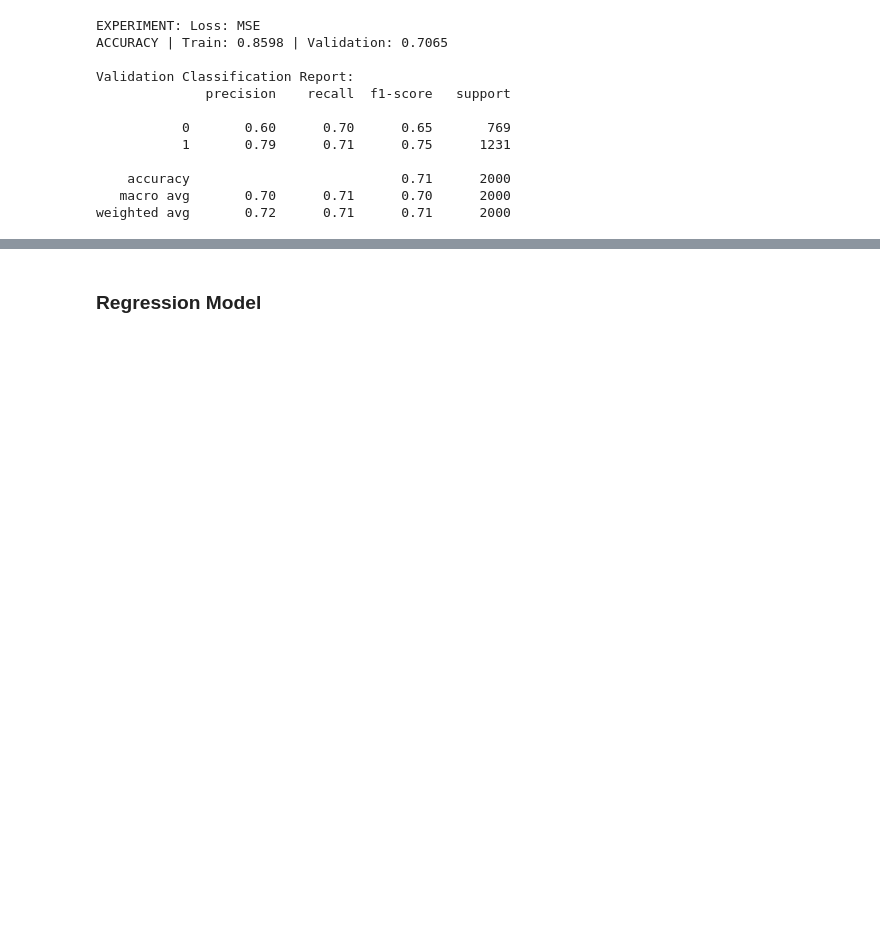
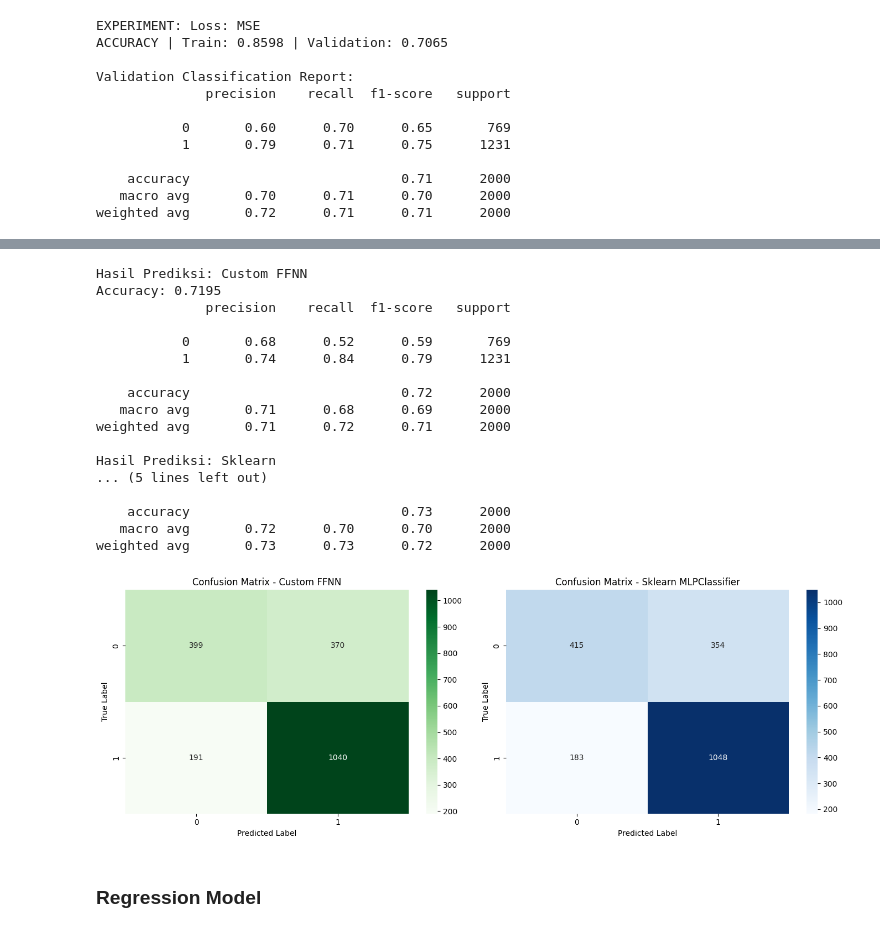
Before and after one commit to Azekhiel/JadiMesin_Tubes1_ML, a Jupyter notebook: src/experiment.ipynb, the cells around one changed output, grey strips where cells are left out. Cells and saved outputs as stored; diff of their text form; code cells hidden in the pictures; blank space fills up the shorter version.

```diff
--- a/experiment.ipynb
+++ b/src/experiment.ipynb
@@ -1040,0 +1121,62 @@ weighted avg       0.72      0.71      0.71      2000
+# %%
+EPOCHS = 50
+BATCH_SIZE = 32
+LR = 0.01
+
+results_final = {}
+
+print("1. Melatih Custom FFNN...")
+m_custom = FFNN(loss='bce')
+m_custom.add(Layer(X_train_classification.shape[1], 64, activation='relu', init_method='xavier'))
+m_custom.add(Layer(64, 16, activation='relu', init_method='xavier'))
+m_custom.add(Layer(16, 1, activation='sigmoid', init_method='xavier'))
+
+h_custom = m_custom.fit(
+    X_train_classification, y_train_classification.reshape(-1, 1),
+    epochs=EPOCHS, batch_size=BATCH_SIZE, learning_rate=LR, verbose=0,
+    validation_data=(X_test_classification, y_test_classification.reshape(-1, 1))
+)
+
+pred_custom_prob = m_custom.predict(X_test_classification)
+pred_custom_class = (pred_custom_prob > 0.5).astype(int).flatten()
+
+print("2. Melatih Sklearn MLPClassifier...")
+m_sklearn = MLPClassifier(
+    hidden_layer_sizes=(64, 16),
+    activation='relu',
+    solver='adam',
+    learning_rate_init=LR,
+    max_iter=EPOCHS,
+    batch_size=BATCH_SIZE,
+    random_state=42
+)
+
+m_sklearn.fit(X_train_classification, y_train_classification.ravel())
+
+pred_sklearn_class = m_sklearn.predict(X_test_classification).flatten()
+
+print("Hasil Prediksi: Custom FFNN")
+print(f"Accuracy: {accuracy_score(y_test_classification.flatten(), pred_custom_class):.4f}")
+print(classification_report(y_test_classification.flatten(), pred_custom_class))
+
+print("Hasil Prediksi: Sklearn")
+print(f"Accuracy: {accuracy_score(y_test_classification.flatten(), pred_sklearn_class):.4f}")
+print(classification_report(y_test_classification.flatten(), pred_sklearn_class))
+
+fig, axes = plt.subplots(1, 2, figsize=(14, 5))
+
+cm_custom = confusion_matrix(y_test_classification.flatten(), pred_custom_class)
+sns.heatmap(cm_custom, annot=True, fmt='d', cmap='Greens', ax=axes[0])
+axes[0].set_title('Confusion Matrix - Custom FFNN')
+axes[0].set_xlabel('Predicted Label')
+axes[0].set_ylabel('True Label')
+
+cm_sklearn = confusion_matrix(y_test_classification.flatten(), pred_sklearn_class)
+sns.heatmap(cm_sklearn, annot=True, fmt='d', cmap='Blues', ax=axes[1])
+axes[1].set_title('Confusion Matrix - Sklearn MLPClassifier')
+axes[1].set_xlabel('Predicted Label')
+axes[1].set_ylabel('True Label')
+
+plt.tight_layout()
+plt.show()
+# %% [output]
@@ -1041,3 +1185,21 @@ weighted avg       0.72      0.71      0.71      2000
+Hasil Prediksi: Custom FFNN
+Accuracy: 0.7195
+              precision    recall  f1-score   support
+
+           0       0.68      0.52      0.59       769
+           1       0.74      0.84      0.79      1231
+
+    accuracy                           0.72      2000
+   macro avg       0.71      0.68      0.69      2000
+weighted avg       0.71      0.72      0.71      2000
+
+Hasil Prediksi: Sklearn
+... (5 lines left out)
+
+    accuracy                           0.73      2000
+   macro avg       0.72      0.70      0.70      2000
+weighted avg       0.73      0.73      0.72      2000
+[figure, added]
 # %% [markdown]
 ### Regression Model
 # %%
```
Also changed, not shown: parts of 5 cells of this notebook, 2 other files.
